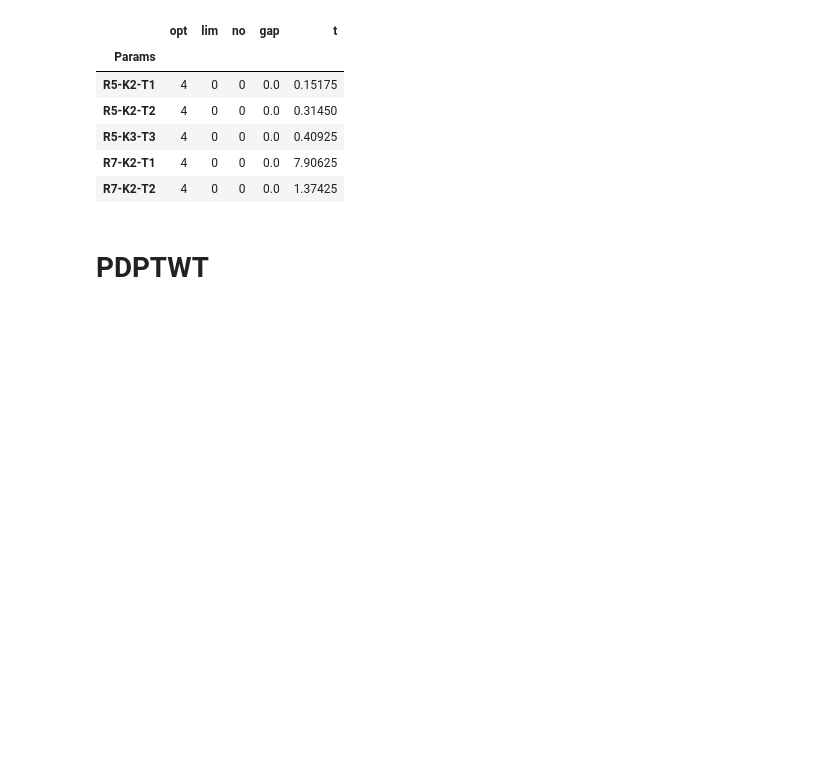
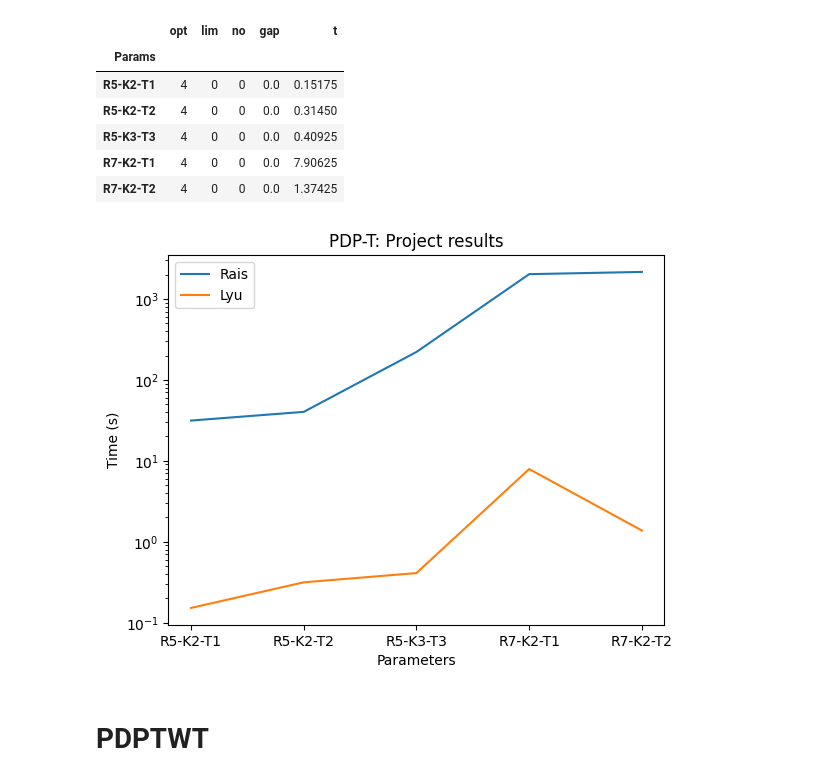
Before and after one commit to mauro-farina/pickup-and-delivery-problem, a Jupyter notebook: src/analyses.ipynb, the cells around one changed output. Drawn from its saved outputs; the diff is of its cells as text; code cells hidden in the pictures; blank space fills up the shorter version.

Commit message:
upload performance plots for PDPT and PDPTWT

```diff
--- a/src/analyses.ipynb
+++ b/src/analyses.ipynb
@@ -63,6 +65,21 @@ an.get_results_stats(df_lyu)
 | R5-K3-T3 | 4 | 0 | 0 | 0.0 | 0.40925 |
 | R7-K2-T1 | 4 | 0 | 0 | 0.0 | 7.90625 |
 | R7-K2-T2 | 4 | 0 | 0 | 0.0 | 1.37425 |
+# %%
+fig, ax = plt.subplots()
+
+ax.plot(an.get_results_stats(df_rais)['t'], label='Rais')
+ax.plot(an.get_results_stats(df_lyu)['t'], label='Lyu')
+
+ax.set(title='PDP-T: Project results',
+       xlabel='Parameters',
+       ylabel='Time (s)', yscale='log')
+ax.legend()
+
+fig.savefig('../figures/PDPT.png')
+plt.show()
+# %% [output]
+[figure, added]
 # %% [markdown]
 # PDPTWT
 # %% [markdown]
```
Also changed, not shown: parts of 7 cells of this notebook.
